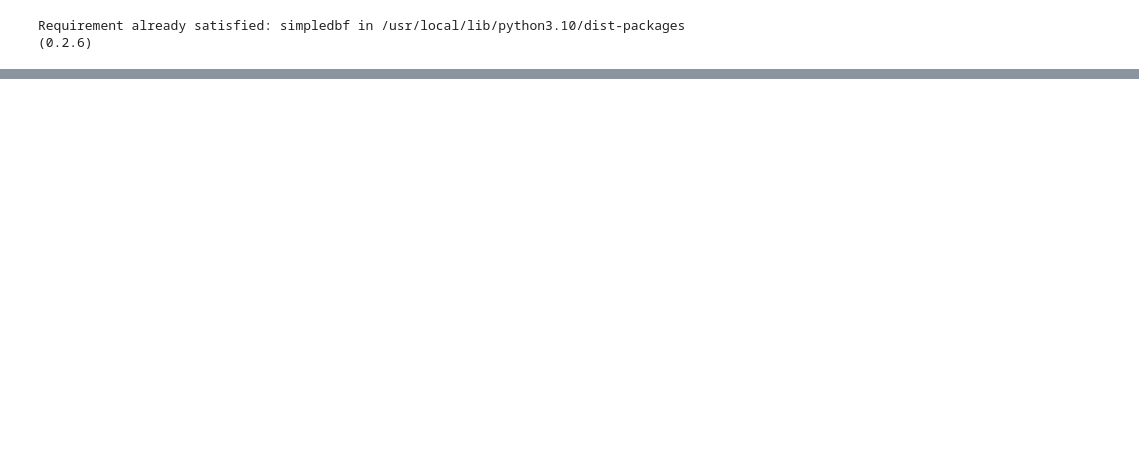
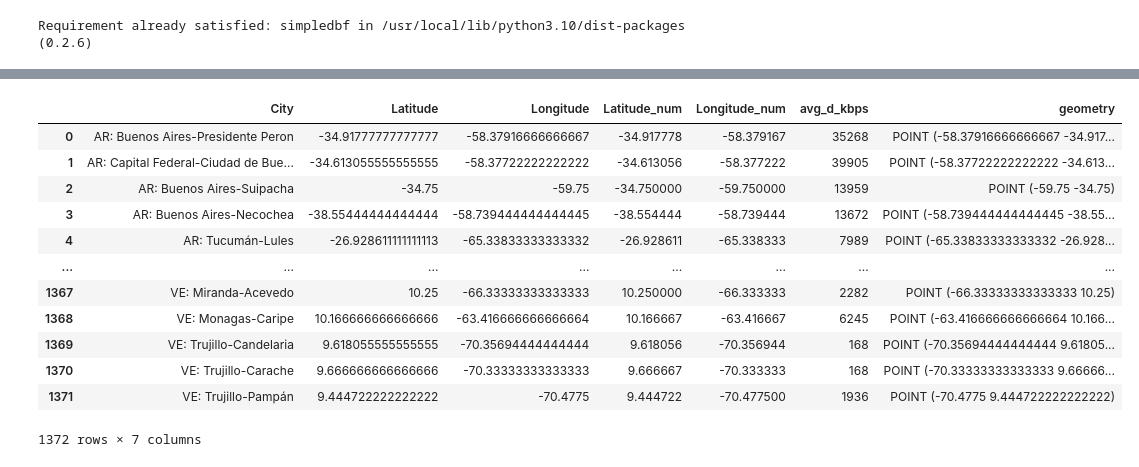
Before and after one commit to LCaravaggio/felicidad_y_redes, a Jupyter notebook: GeoCode.ipynb, the cells around one changed output, grey strips where cells are left out. Drawn from its saved outputs; the diff is of its cells as text; code cells hidden in the pictures; blank space fills up the shorter version.

```diff
--- a/GeoCode.ipynb
+++ b/GeoCode.ipynb
@@ -183,3 +304,21 @@ ciudades_latlon
 1372 rows × 6 columns
 # %%
 ciudades_latlon.to_csv('ciudades_latlon.csv')
+# %%
+ciudades_latlon['geometry'] = ciudades_latlon.apply(lambda row: Point(row['Longitude'], row['Latitude']), axis=1)
+# %%
+ciudades_latlon
+# %% [output]
+|  | City | Latitude | Longitude | Latitude_num | Longitude_num | avg_d_kbps | geometry |
+| 0 | AR: Buenos Aires-Presidente Peron | -34.91777777777777 | -58.37916666666667 | -34.917778 | -58.379167 | 35268 | POINT (-58.37916666666667 -34.917... |
+| 1 | AR: Capital Federal-Ciudad de Bue... | -34.613055555555555 | -58.37722222222222 | -34.613056 | -58.377222 | 39905 | POINT (-58.37722222222222 -34.613... |
+| 2 | AR: Buenos Aires-Suipacha | -34.75 | -59.75 | -34.750000 | -59.750000 | 13959 | POINT (-59.75 -34.75) |
+| 3 | AR: Buenos Aires-Necochea | -38.55444444444444 | -58.739444444444445 | -38.554444 | -58.739444 | 13672 | POINT (-58.739444444444445 -38.55... |
+| 4 | AR: Tucumán-Lules | -26.928611111111113 | -65.33833333333332 | -26.928611 | -65.338333 | 7989 | POINT (-65.33833333333332 -26.928... |
+| ... | ... | ... | ... | ... | ... | ... | ... |
+| 1367 | VE: Miranda-Acevedo | 10.25 | -66.33333333333333 | 10.250000 | -66.333333 | 2282 | POINT (-66.33333333333333 10.25) |
+| 1368 | VE: Monagas-Caripe | 10.166666666666666 | -63.416666666666664 | 10.166667 | -63.416667 | 6245 | POINT (-63.416666666666664 10.166... |
+| 1369 | VE: Trujillo-Candelaria | 9.618055555555555 | -70.35694444444444 | 9.618056 | -70.356944 | 168 | POINT (-70.35694444444444 9.61805... |
+| 1370 | VE: Trujillo-Carache | 9.666666666666666 | -70.33333333333333 | 9.666667 | -70.333333 | 168 | POINT (-70.33333333333333 9.66666... |
+| 1371 | VE: Trujillo-Pampán | 9.444722222222222 | -70.4775 | 9.444722 | -70.477500 | 1936 | POINT (-70.4775 9.444722222222222) |
+1372 rows × 7 columns
```
Also changed, not shown: parts of 37 cells of this notebook.
